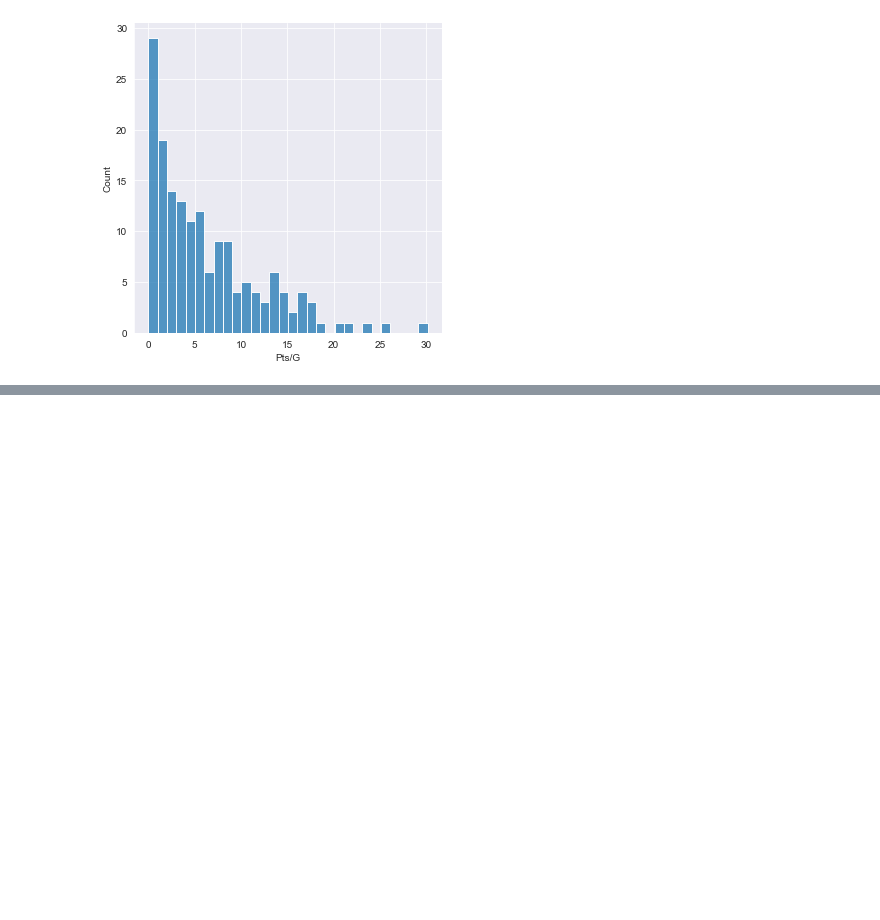
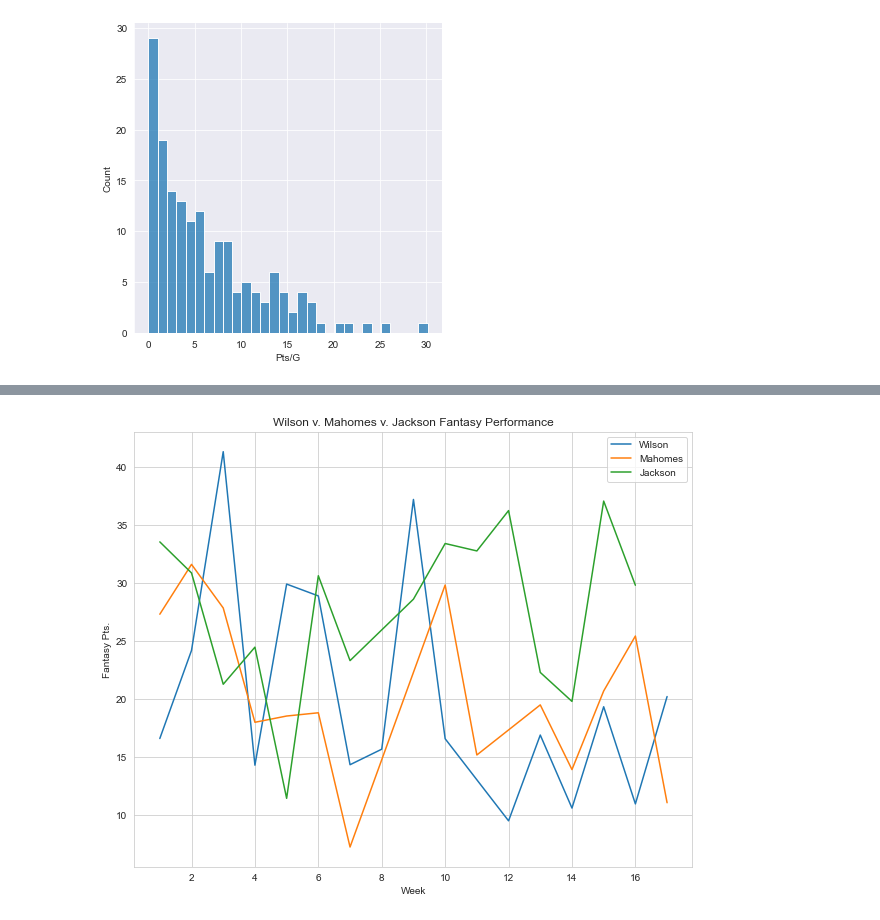
Before and after one commit to srtalaie/FFDataProject, a Jupyter notebook: notebooks/UsageAndEfficiency.ipynb, the cells around one changed output, grey strips where cells are left out. Saved outputs shown, nothing was run; the diff lists cells and outputs as text; code cells hidden in the pictures; blank space fills up the shorter version.

Commit message:
added func to calc week by week scoring

```diff
--- a/notebooks/UsageAndEfficiency.ipynb
+++ b/notebooks/UsageAndEfficiency.ipynb
@@ -115,0 +126,20 @@ rb_stats_df.head()
+# %%
+final_df = pd.DataFrame()
+
+final_df = functions.scoreByWeek(final_df, '2019', 1, 18)
+# %%
+lamar_jackson = final_df.loc[final_df['Player'] == 'Lamar Jackson']
+patrick_mahomes = final_df.loc[final_df['Player'] == 'Patrick Mahomes']
+russell_wilson = final_df.loc[final_df['Player'] == 'Russell Wilson']
+# %%
+sns.set_style('whitegrid')
+plt.figure(figsize=(10, 8))
+plt.plot(russell_wilson['Week'], russell_wilson['StandardFantasyPoints'])
+plt.plot(patrick_mahomes['Week'], patrick_mahomes['StandardFantasyPoints'])
+plt.plot(lamar_jackson['Week'], lamar_jackson['StandardFantasyPoints'])
+plt.legend(['Wilson', 'Mahomes', 'Jackson'])
+plt.xlabel('Week')
+plt.ylabel('Fantasy Pts.')
+plt.title('Wilson v. Mahomes v. Jackson Fantasy Performance');
+# %% [output]
+[figure, added]
```
Also changed, not shown: parts of 5 cells of this notebook, 1 other file.
